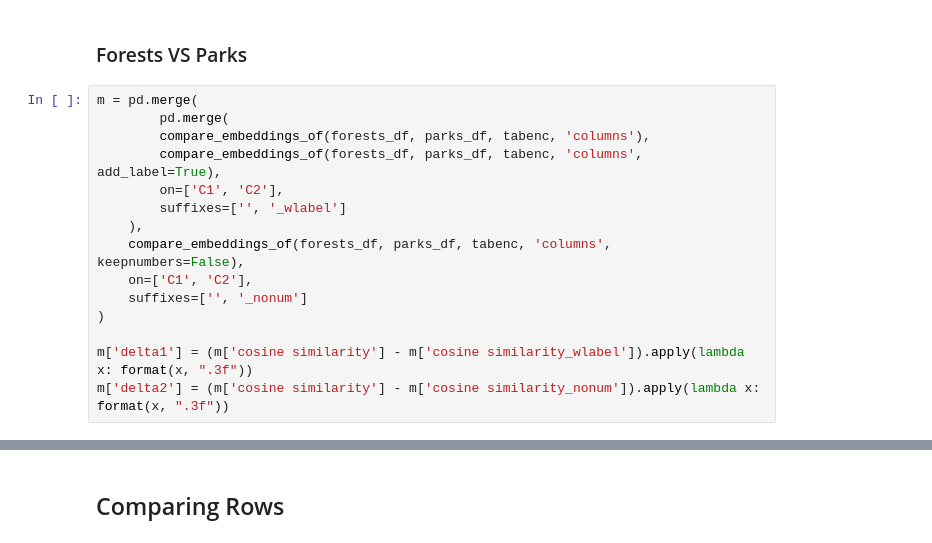
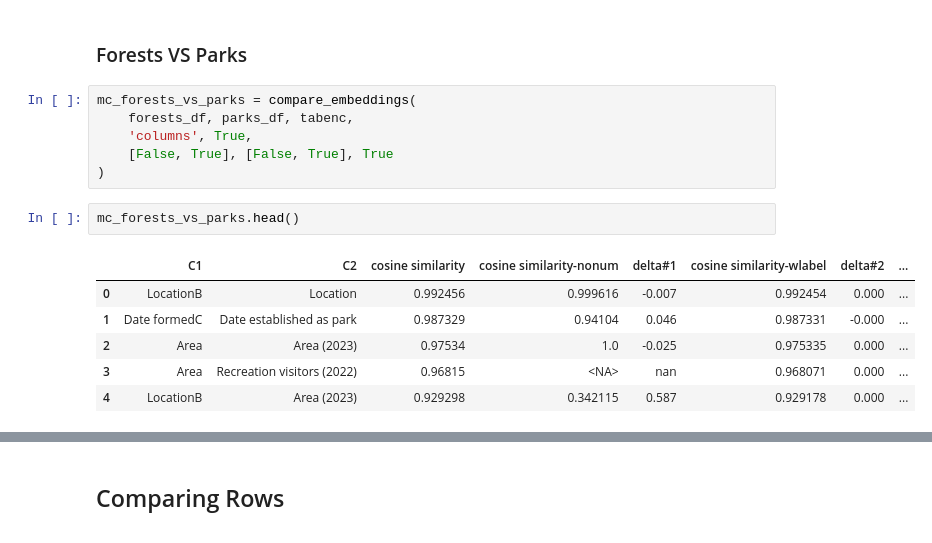
Before and after one commit to nanni00/datalake-table-finder, a Jupyter notebook: src/notebooks/fasttext/presidents_forests_parks.ipynb, the cells around one changed output, grey strips where cells are left out. Drawn from its saved outputs; the diff is of its cells as text.

```diff
--- a/src/notebooks/fasttext/presidents_forests_parks.ipynb
+++ b/src/notebooks/fasttext/presidents_forests_parks.ipynb
@@ -86,20 +84,20 @@ m_pres_vs_parks = m.copy()
 # %% [markdown]
 ### Forests VS Parks
-# %%
-m = pd.merge(
-        pd.merge(
-        compare_embeddings_of(forests_df, parks_df, tabenc, 'columns'),
-        compare_embeddings_of(forests_df, parks_df, tabenc, 'columns', add_label=True),
-        on=['C1', 'C2'],
-        suffixes=['', '_wlabel']
-    ),
-    compare_embeddings_of(forests_df, parks_df, tabenc, 'columns', keepnumbers=False),
-    on=['C1', 'C2'],
-    suffixes=['', '_nonum']
-)
-
-m['delta1'] = (m['cosine similarity'] - m['cosine similarity_wlabel']).apply(lambda x: format(x, ".3f"))
-m['delta2'] = (m['cosine similarity'] - m['cosine similarity_nonum']).apply(lambda x: format(x, ".3f"))
+# %%
+mc_forests_vs_parks = compare_embeddings(
+    forests_df, parks_df, tabenc,
+    'columns', True,
+    [False, True], [False, True], True
+)
+# %%
+mc_forests_vs_parks.head()
+# %% [output]
+|  | C1 | C2 | cosine similarity | cosine similarity-nonum | delta#1 | cosine similarity-wlabel | delta#2 | ... |
+| 0 | LocationB | Location | 0.992456 | 0.999616 | -0.007 | 0.992454 | 0.000 | ... |
+| 1 | Date formedC | Date established as park | 0.987329 | 0.94104 | 0.046 | 0.987331 | -0.000 | ... |
+| 2 | Area | Area (2023) | 0.97534 | 1.0 | -0.025 | 0.975335 | 0.000 | ... |
+| 3 | Area | Recreation visitors (2022) | 0.96815 | <NA> | nan | 0.968071 | 0.000 | ... |
+| 4 | LocationB | Area (2023) | 0.929298 | 0.342115 | 0.587 | 0.929178 | 0.000 | ... |
 # %%
 fig, axis = plt.subplots(2, 1, figsize=(20, 6))
 fig.tight_layout(h_pad=1.50)
```
Also changed, not shown: parts of 22 cells of this notebook, 6 other files.
